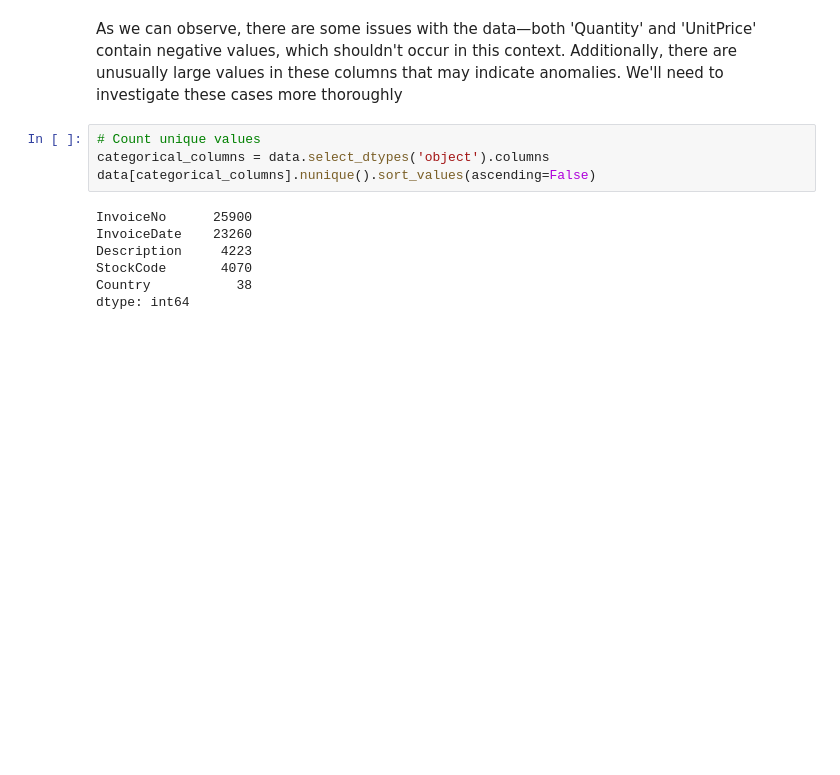
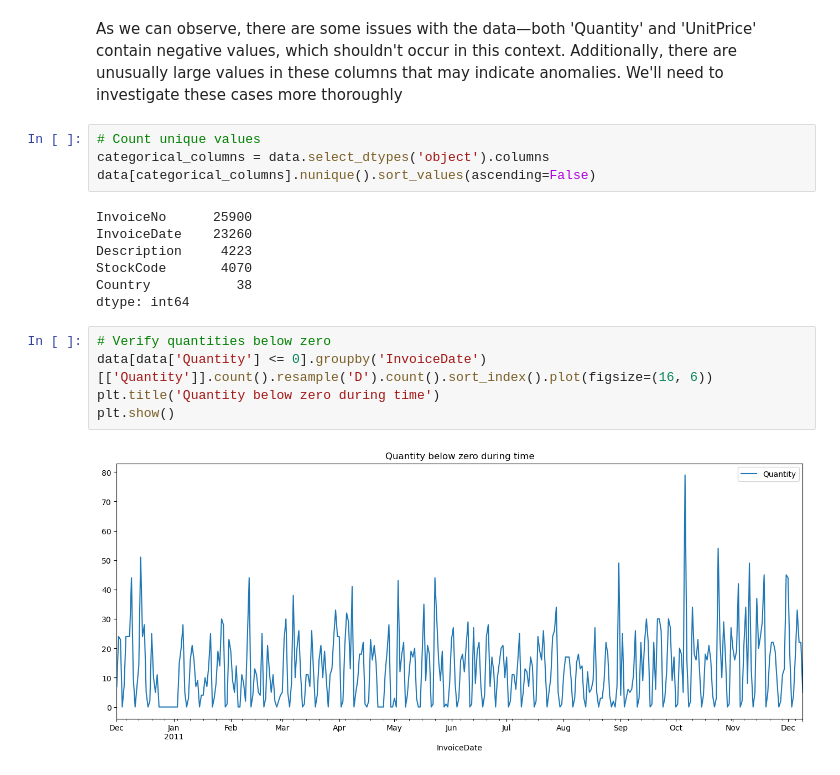
Before and after one commit to Drieger/clustering-ecommerce-clients, a Jupyter notebook: notebooks/cluster.ipynb, the cells around one changed output. Saved outputs shown, nothing was run; the diff lists cells and outputs as text; blank space fills up the shorter version.

```diff
--- a/notebooks/cluster.ipynb
+++ b/notebooks/cluster.ipynb
@@ -180,3 +180,10 @@ Description     4223
 StockCode       4070
 Country           38
 dtype: int64
+# %%
+# Verify quantities below zero
+data[data['Quantity'] <= 0].groupby('InvoiceDate')[['Quantity']].count().resample('D').count().sort_index().plot(figsize=(16, 6))
+plt.title('Quantity below zero during time')
+plt.show()
+# %% [output]
+[figure, added]
```
Also changed, not shown: parts of 1 cell of this notebook.
